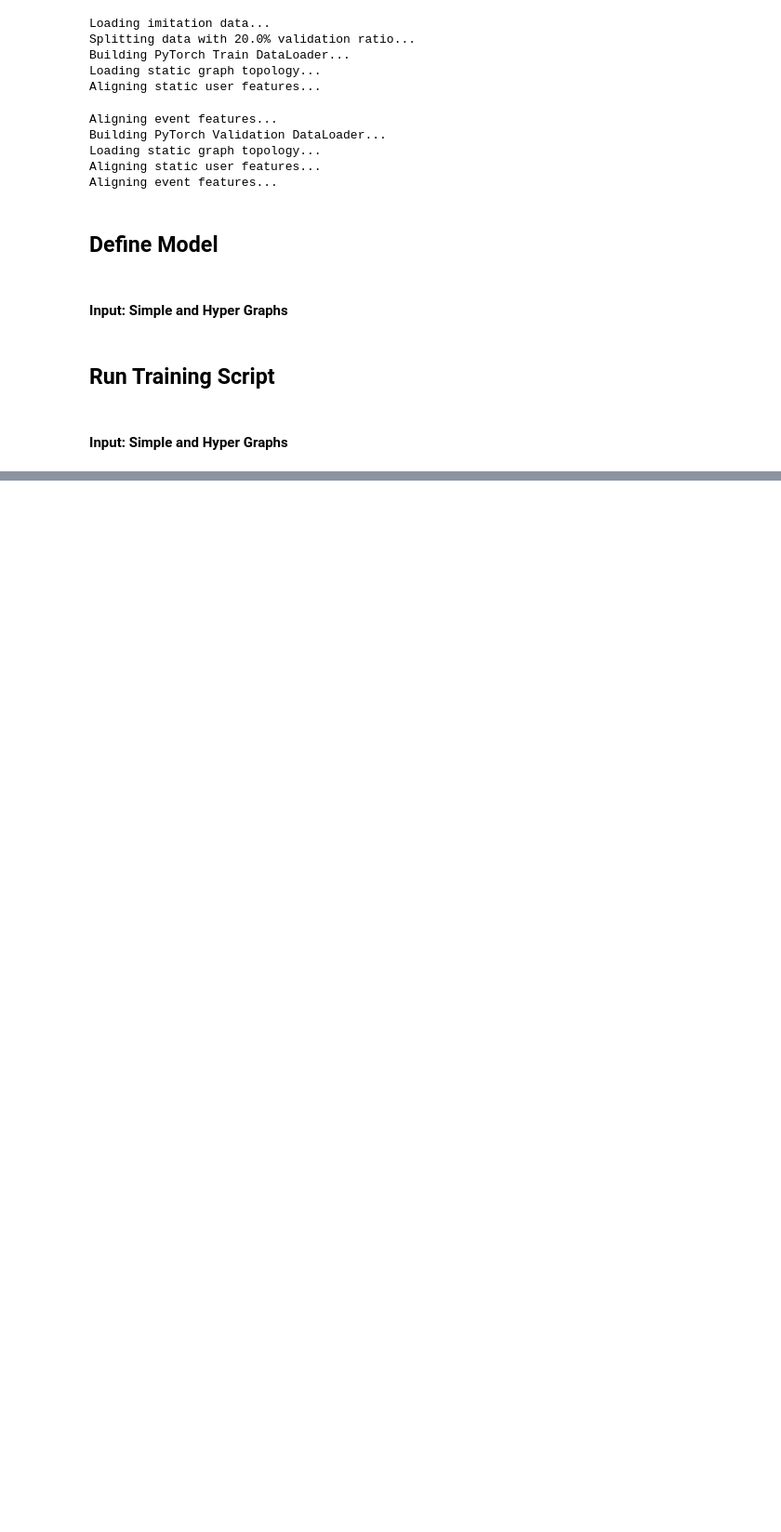
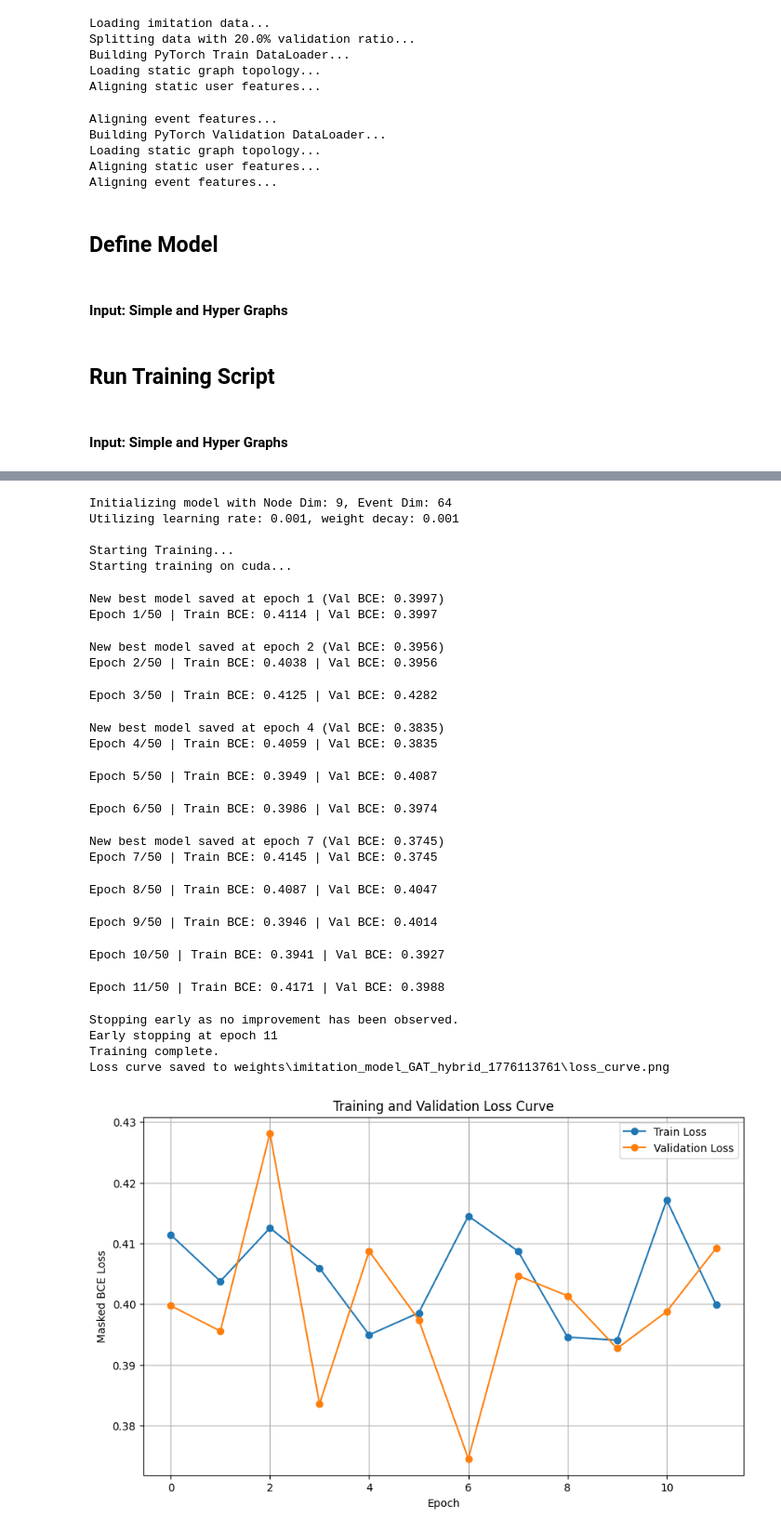
Before and after one commit to ThomasBlalock/contagion-seeding-in-meetup, a Jupyter notebook: notebooks/models/simp_AND_hyp_gat.ipynb, the cells around one changed output, grey strips where cells are left out. Shown at 93% size. Saved outputs shown, nothing was run; the diff lists cells and outputs as text; code cells hidden in the pictures; blank space fills up the shorter version.

Commit message:
Hybrid GAT

```diff
--- a/notebooks/models/simp_AND_hyp_gat.ipynb
+++ b/notebooks/models/simp_AND_hyp_gat.ipynb
@@ -206,37 +222,63 @@ Epoch 3/4 | Train BCE: 0.4725 | Val BCE: 0.4659
 print(f"\nInitializing model with Node Dim: {node_dim}, Event Dim: {event_dim}")
 print(f"Utilizing learning rate: {best_lr}, weight decay: {best_weight_decay}")
 
-model_simple_best = GAT_hybrid(
+model_hybrid_best = GAT_hybrid(
     in_dim = -1,
     hidden_dim = 8,
     out_dim = 1
 )
 
 model_hybrid_best.to(device)
 
 
 config = {
             'lr': best_lr,
             'weight_decay': best_weight_decay,
             'epochs': 50, # Move to 50 for utilizing best lr and weight decay
             'steps_per_epoch': 16,
             'val_batches': 4,
             'early_stopping_patience': 5,
             'early_stopping_delta': 0.001,
             'project_name': 'meetup-contagion-seeding',
             'run_name': 'GAT_hybrid_best_run'
         }
 
 
 trainer_hybrid_best = ImitationTrainer(
     device=device,
     model=model_hybrid,
     train_dataloader=train_dataloader,
     val_dataloader=val_dataloader,
     static_graph=static_graph,
     config=config,
     use_wandb=False # Switch to False if wandb is not set up
 )
 
 print("\nStarting Training...")
 trainer_hybrid_best.train()
+# %% [output]
+Initializing model with Node Dim: 9, Event Dim: 64
+Utilizing learning rate: 0.001, weight decay: 0.001
+
+Starting Training...
+Starting training on cuda...
+New best model saved at epoch 1 (Val BCE: 0.3997)
+Epoch 1/50 | Train BCE: 0.4114 | Val BCE: 0.3997
+New best model saved at epoch 2 (Val BCE: 0.3956)
+Epoch 2/50 | Train BCE: 0.4038 | Val BCE: 0.3956
+Epoch 3/50 | Train BCE: 0.4125 | Val BCE: 0.4282
+New best model saved at epoch 4 (Val BCE: 0.3835)
+Epoch 4/50 | Train BCE: 0.4059 | Val BCE: 0.3835
+Epoch 5/50 | Train BCE: 0.3949 | Val BCE: 0.4087
+Epoch 6/50 | Train BCE: 0.3986 | Val BCE: 0.3974
+New best model saved at epoch 7 (Val BCE: 0.3745)
+Epoch 7/50 | Train BCE: 0.4145 | Val BCE: 0.3745
+Epoch 8/50 | Train BCE: 0.4087 | Val BCE: 0.4047
+Epoch 9/50 | Train BCE: 0.3946 | Val BCE: 0.4014
+Epoch 10/50 | Train BCE: 0.3941 | Val BCE: 0.3927
+Epoch 11/50 | Train BCE: 0.4171 | Val BCE: 0.3988
+Stopping early as no improvement has been observed.
+Early stopping at epoch 11
+Training complete.
+Loss curve saved to weights\imitation_model_GAT_hybrid_1776113761\loss_curve.png
+[figure, added]
```
Also changed, not shown: parts of 1 cell of this notebook.
